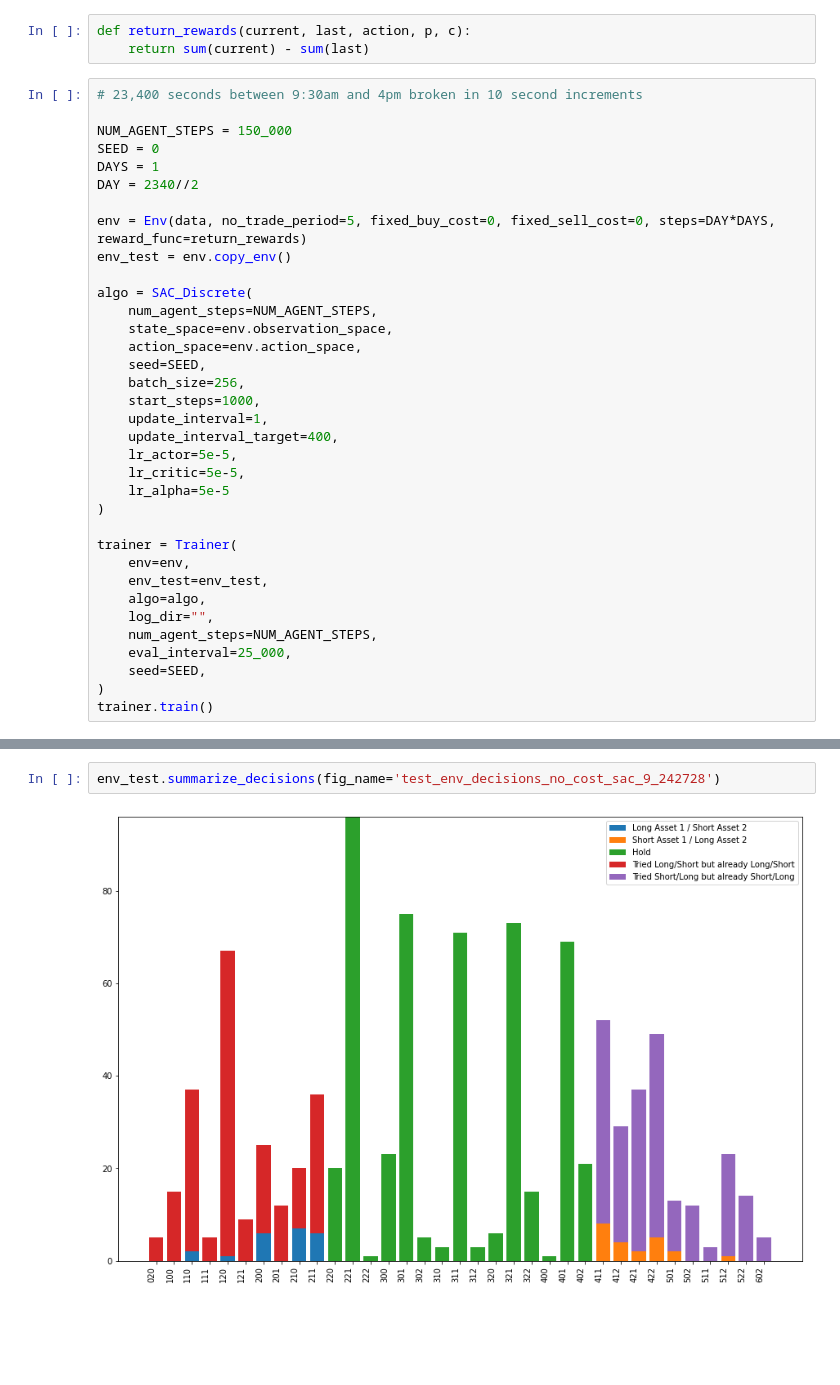
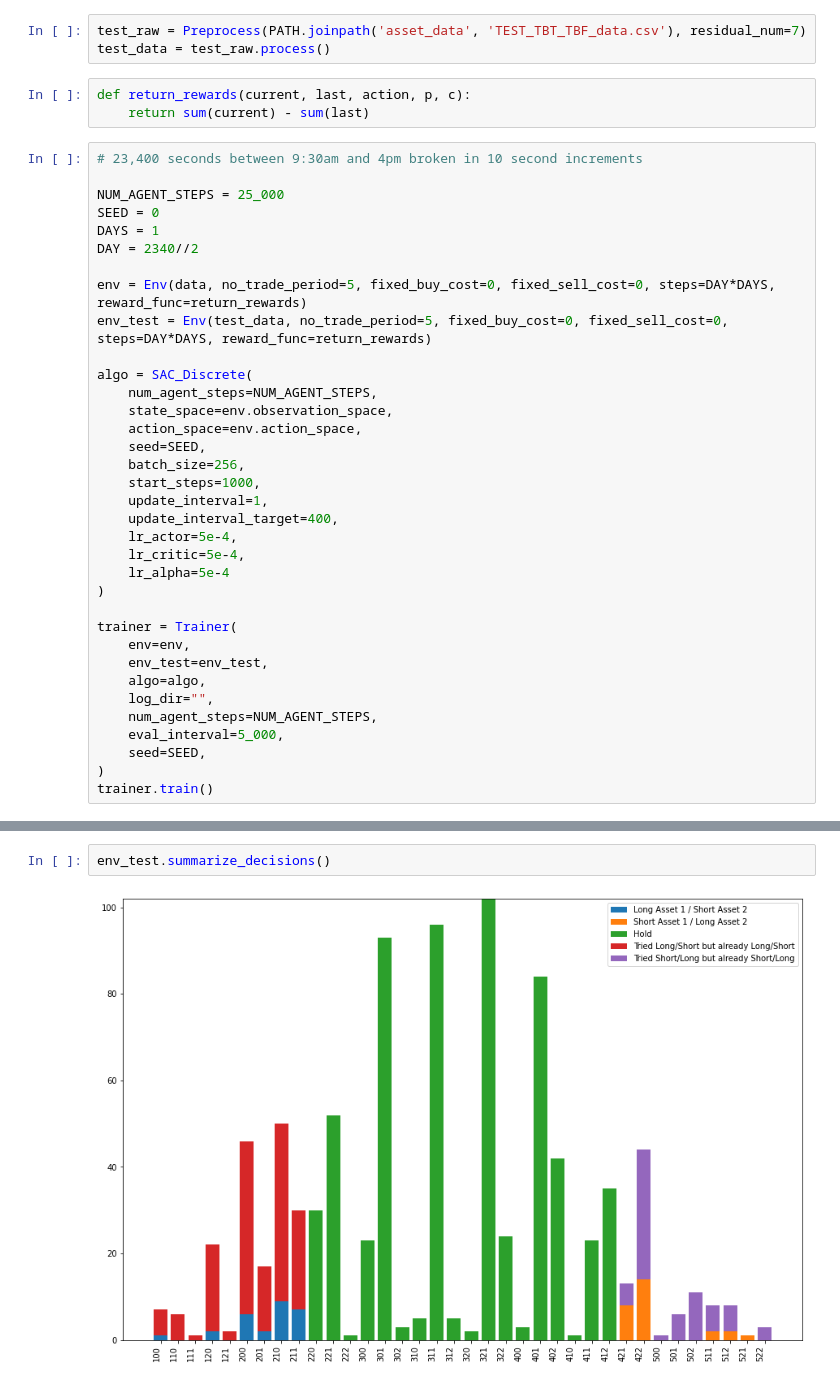
Before and after one commit to kew96/MicroPriceTradingRL, a Jupyter notebook: SAC_no_costs.ipynb, the cells around one changed output, grey strips where cells are left out. Drawn from its saved outputs; the diff is of its cells as text; blank space fills up the shorter version.

Commit message:
Running on out of sample data

```diff
--- a/SAC_no_costs.ipynb
+++ b/SAC_no_costs.ipynb
@@ -12,19 +12,22 @@ PATH = Path().cwd()
 # %%
 raw = Preprocess(PATH.joinpath('asset_data', 'TBT_TBF_data.csv'), residual_num=7)
 data = raw.process()
+# %%
+test_raw = Preprocess(PATH.joinpath('asset_data', 'TEST_TBT_TBF_data.csv'), residual_num=7)
+test_data = test_raw.process()
 # %%
 def return_rewards(current, last, action, p, c):
     return sum(current) - sum(last)
 # %%
 # 23,400 seconds between 9:30am and 4pm broken in 10 second increments
 
-NUM_AGENT_STEPS = 150_000
+NUM_AGENT_STEPS = 25_000
 SEED = 0
 DAYS = 1
 DAY = 2340//2
 
 env = Env(data, no_trade_period=5, fixed_buy_cost=0, fixed_sell_cost=0, steps=DAY*DAYS, reward_func=return_rewards)
-env_test = env.copy_env()
+env_test = Env(test_data, no_trade_period=5, fixed_buy_cost=0, fixed_sell_cost=0, steps=DAY*DAYS, reward_func=return_rewards)
 
 algo = SAC_Discrete(
     num_agent_steps=NUM_AGENT_STEPS,
@@ -35,9 +38,9 @@ algo = SAC_Discrete(
     start_steps=1000,
     update_interval=1,
     update_interval_target=400,
-    lr_actor=5e-5,
-    lr_critic=5e-5,
-    lr_alpha=5e-5
+    lr_actor=5e-4,
+    lr_critic=5e-4,
+    lr_alpha=5e-4
 )
 
 trainer = Trainer(
@@ -46,7 +49,7 @@ trainer = Trainer(
     algo=algo,
     log_dir="",
     num_agent_steps=NUM_AGENT_STEPS,
-    eval_interval=25_000,
+    eval_interval=5_000,
     seed=SEED,
 )
 trainer.train()
@@ -77,4 +79,4 @@ env_test.plot('asset_paths')
 # %%
-env_test.summarize_decisions(fig_name='test_env_decisions_no_cost_sac_9_242728')
+env_test.summarize_decisions()
 # %% [output]
-[figure, old version]
+[figure, new version]
```
Also changed, not shown: parts of 5 cells of this notebook, 11 other files.
